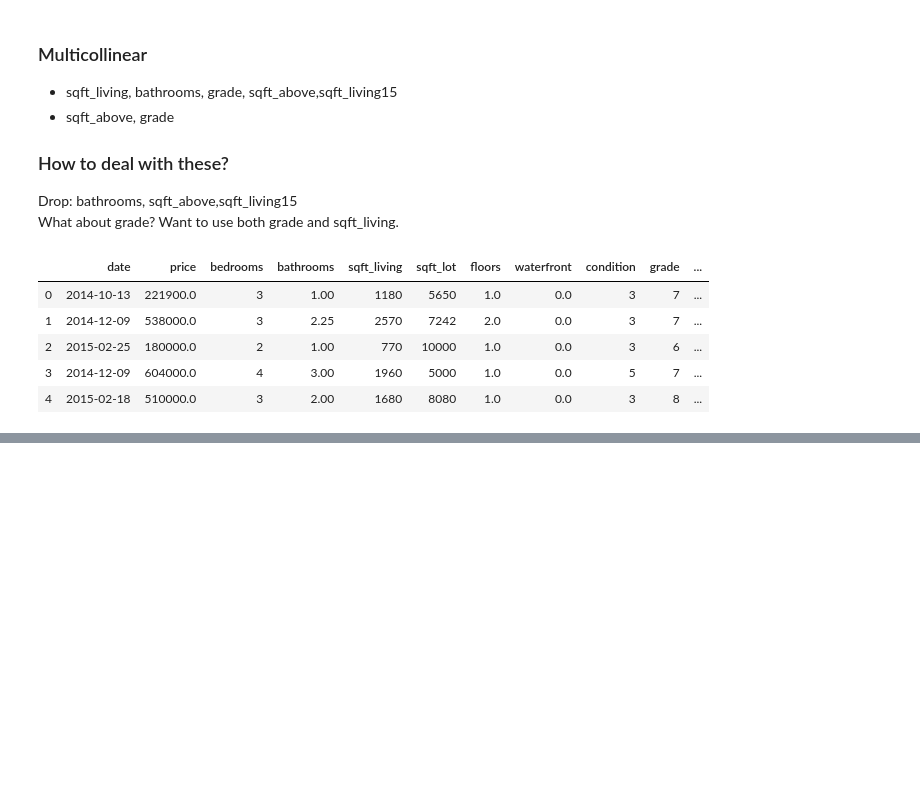
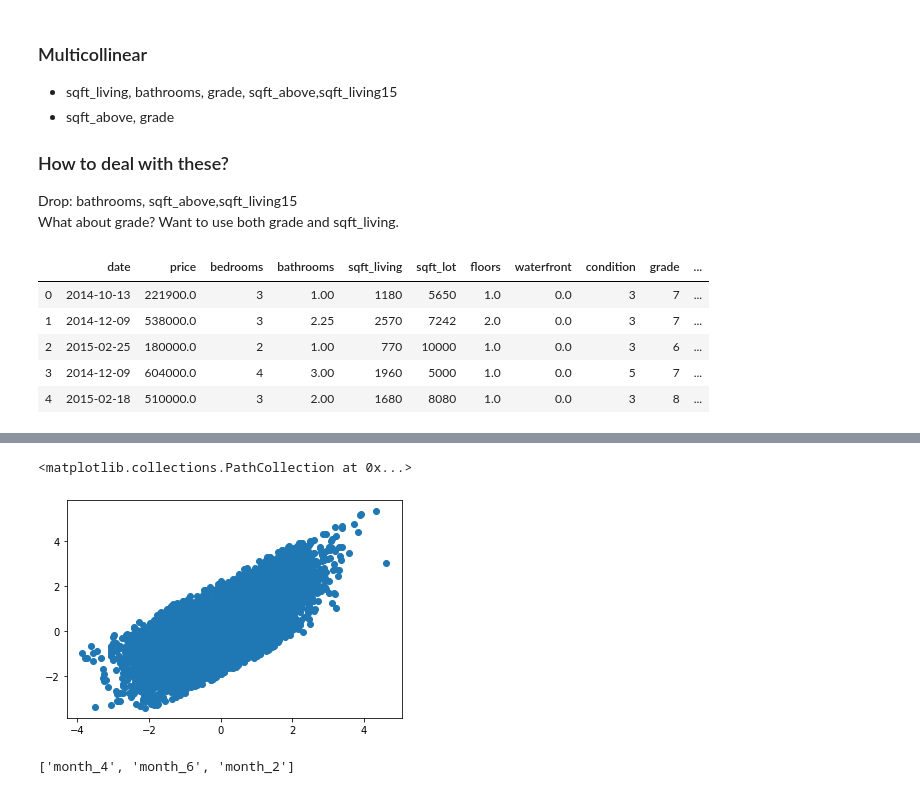
Before and after one commit to anbillinger/dsc-mod-2-project-v2-1-onl01-dtsc-ft-041320, a Jupyter notebook: student.ipynb, the cells around one changed output, grey strips where cells are left out. Cells and saved outputs as stored; diff of their text form; code cells hidden in the pictures; blank space fills up the shorter version.

```diff
--- a/student.ipynb
+++ b/student.ipynb
@@ -279,0 +286,12 @@ def forward_selected(data, response):
+# %%
+plt.scatter(temp['sqft_living'],temp['price'])
+# %% [output]
+<matplotlib.collections.PathCollection at 0x...>
+[figure, added]
+# %%
+X = dummonth
+y = temp['price']
+lst_months = stepwise_selection(X,y,verbose=False)
+lst_months
+# %% [output]
+['month_4', 'month_6', 'month_2']
```
Also changed, not shown: parts of 12 cells of this notebook, 1 other file.
